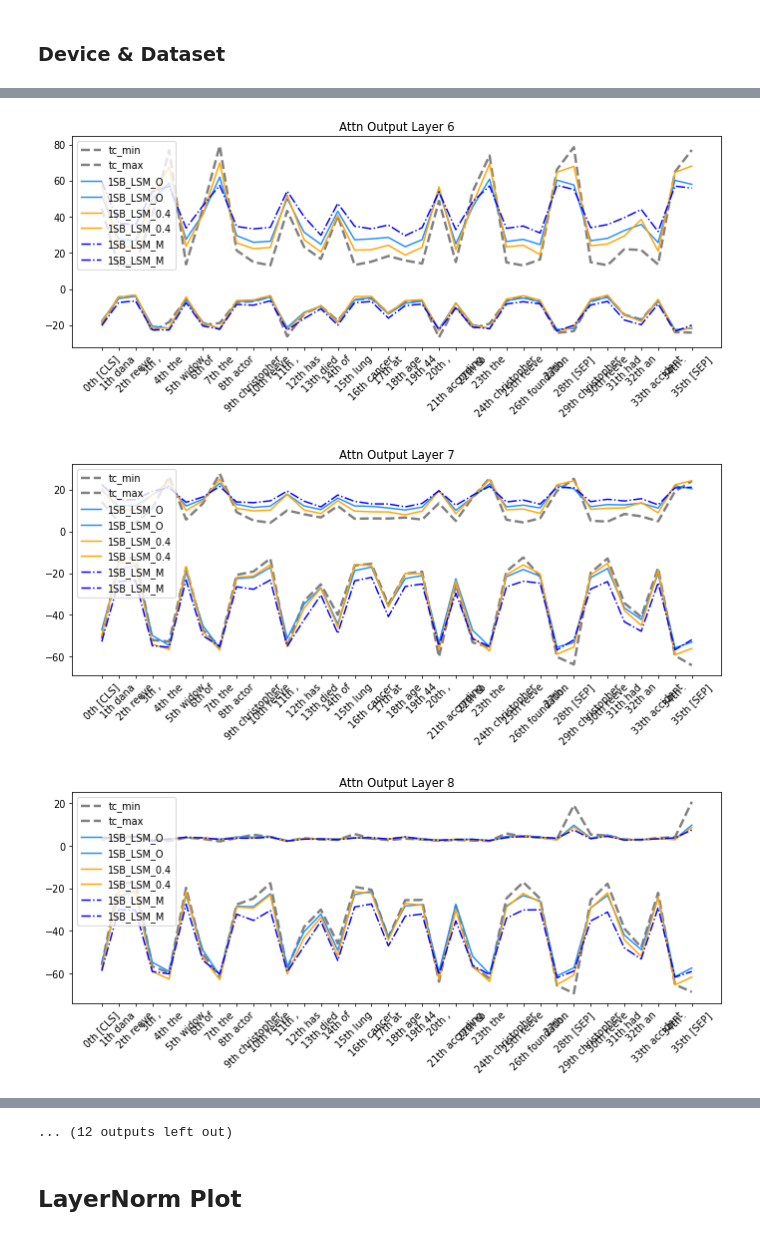
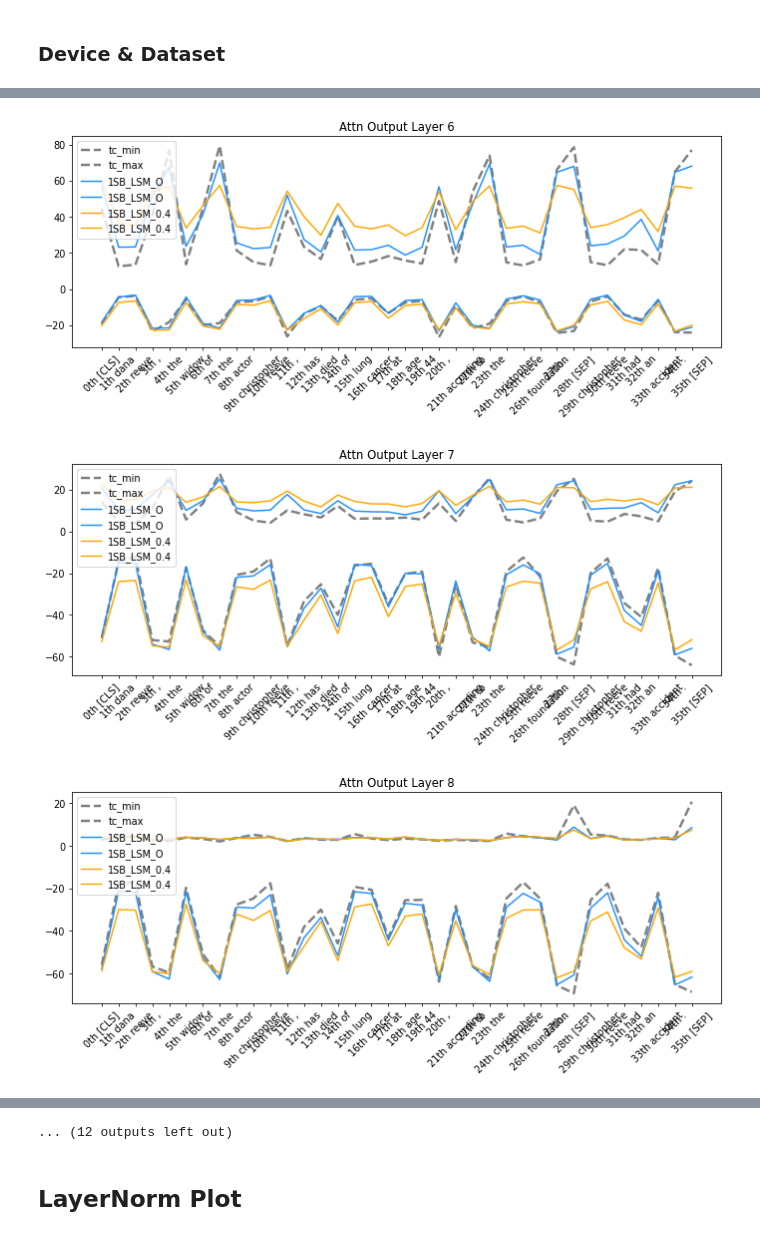
Before and after one commit to MarsJacobs/kd-qat-large-enc, a Jupyter notebook: Context_LN_Analysis.ipynb, the cells around one changed output, grey strips where cells are left out. Saved outputs shown, nothing was run; the diff lists cells and outputs as text; code cells hidden in the pictures.

```diff
--- a/Context_LN_Analysis.ipynb
+++ b/Context_LN_Analysis.ipynb
@@ -295,7 +295,7 @@ sarq_name_3 = "1SB_LSM_O"
 sarq_name_4 = "1SB_LSM_M"
 
 model_list = [ternary_name, sarq_name_1, sarq_name_2, sarq_name_3, sarq_name_4]
-model_list = model_list[2:]
+model_list = model_list[3:]
 model_num = 0
 mag_dict = dict()
 
@@ -377,8 +373,8 @@ for l in range(layer_num):
     ax.plot(tokens, mag_dict[f"1_min_{l}"], label="1SB_LSM_0.4", color="orange")
     ax.plot(tokens, mag_dict[f"1_max_{l}"], label="1SB_LSM_0.4", color="orange")
 
-    ax.plot(tokens, mag_dict[f"2_min_{l}"], label="1SB_LSM_M", color="b", linestyle="-.")
-    ax.plot(tokens, mag_dict[f"2_max_{l}"], label="1SB_LSM_M", color="b", linestyle="-.")
+    # ax.plot(tokens, mag_dict[f"2_min_{l}"], label="1SB_LSM_M", color="b", linestyle="-.")
+    # ax.plot(tokens, mag_dict[f"2_max_{l}"], label="1SB_LSM_M", color="b", linestyle="-.")
     # ax.plot(tokens, mag_dict[f"{model_num}_mean_{l}"], label="st_mean", color="dodgerblue")
     ax.set_title(f"Attn Output Layer {l}")
     ax.legend(loc=2)
@@ -394,3 +390,3 @@ for l in range(layer_num):
-[figure, old version]
+[figure, new version]
-[figure, old version]
+[figure, new version]
-[figure, old version]
+[figure, new version]
```
Also changed, not shown: parts of 3 cells of this notebook, 9 other files.
